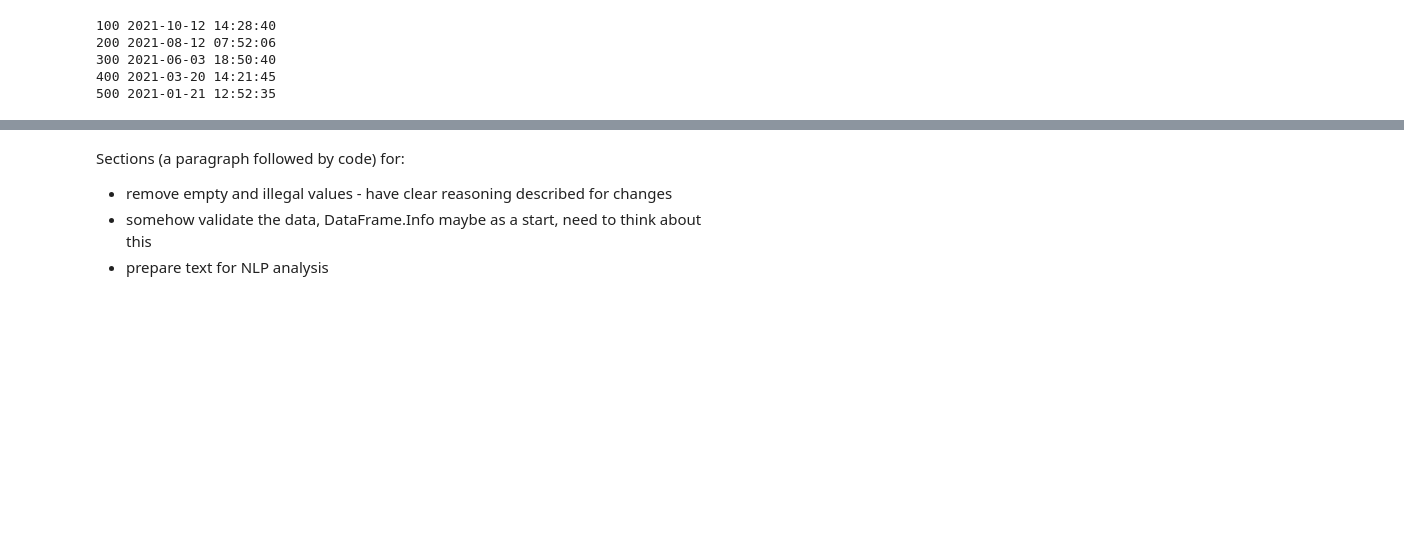
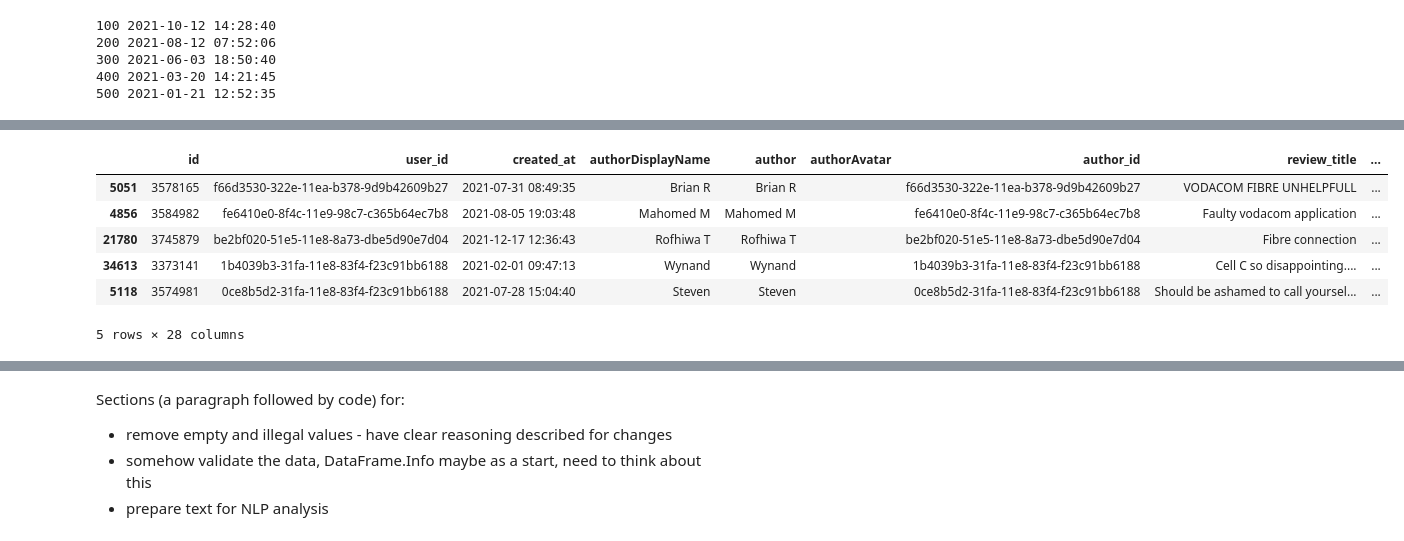
Before and after one commit to JohnnyFoulds/dsm020-2021-oct, a Jupyter notebook: coursework_01/cw.ipynb, the cells around one changed output, grey strips where cells are left out. Drawn from its saved outputs; the diff is of its cells as text; code cells hidden in the pictures; blank space fills up the shorter version.

```diff
--- a/coursework_01/cw.ipynb
+++ b/coursework_01/cw.ipynb
@@ -242,0 +249,4 @@ cell_c_reviews = pd.read_parquet('https://github.com/JohnnyFoulds/dsm020-2021-oc
+# %%
+df_reviews = pd.concat([vodacom_reviews, mtn_reviews, telkom_reviews, cell_c_reviews])
+df_reviews.reset_index(inplace=True, drop=True)
+df_reviews.shape
@@ -242,0 +278,11 @@ cell_c_reviews = pd.read_parquet('https://github.com/JohnnyFoulds/dsm020-2021-oc
+# %%
+# get a sample of the data
+df_reviews.sample(n=5, random_state=118)
+# %% [output]
+|  | id | user_id | created_at | authorDisplayName | author | authorAvatar | author_id | review_title | ... |
+| 5051 | 3578165 | f66d3530-322e-11ea-b378-9d9b42609b27 | 2021-07-31 08:49:35 | Brian R | Brian R |  | f66d3530-322e-11ea-b378-9d9b42609b27 | VODACOM FIBRE UNHELPFULL | ... |
+| 4856 | 3584982 | fe6410e0-8f4c-11e9-98c7-c365b64ec7b8 | 2021-08-05 19:03:48 | Mahomed M | Mahomed M |  | fe6410e0-8f4c-11e9-98c7-c365b64ec7b8 | Faulty vodacom application | ... |
+| 21780 | 3745879 | be2bf020-51e5-11e8-8a73-dbe5d90e7d04 | 2021-12-17 12:36:43 | Rofhiwa T | Rofhiwa T |  | be2bf020-51e5-11e8-8a73-dbe5d90e7d04 | Fibre connection | ... |
+| 34613 | 3373141 | 1b4039b3-31fa-11e8-83f4-f23c91bb6188 | 2021-02-01 09:47:13 | Wynand | Wynand |  | 1b4039b3-31fa-11e8-83f4-f23c91bb6188 | Cell C so disappointing.... | ... |
+| 5118 | 3574981 | 0ce8b5d2-31fa-11e8-83f4-f23c91bb6188 | 2021-07-28 15:04:40 | Steven | Steven |  | 0ce8b5d2-31fa-11e8-83f4-f23c91bb6188 | Should be ashamed to call yoursel... | ... |
+5 rows × 28 columns
```
Also changed, not shown: parts of 55 cells of this notebook, 1 other file.
